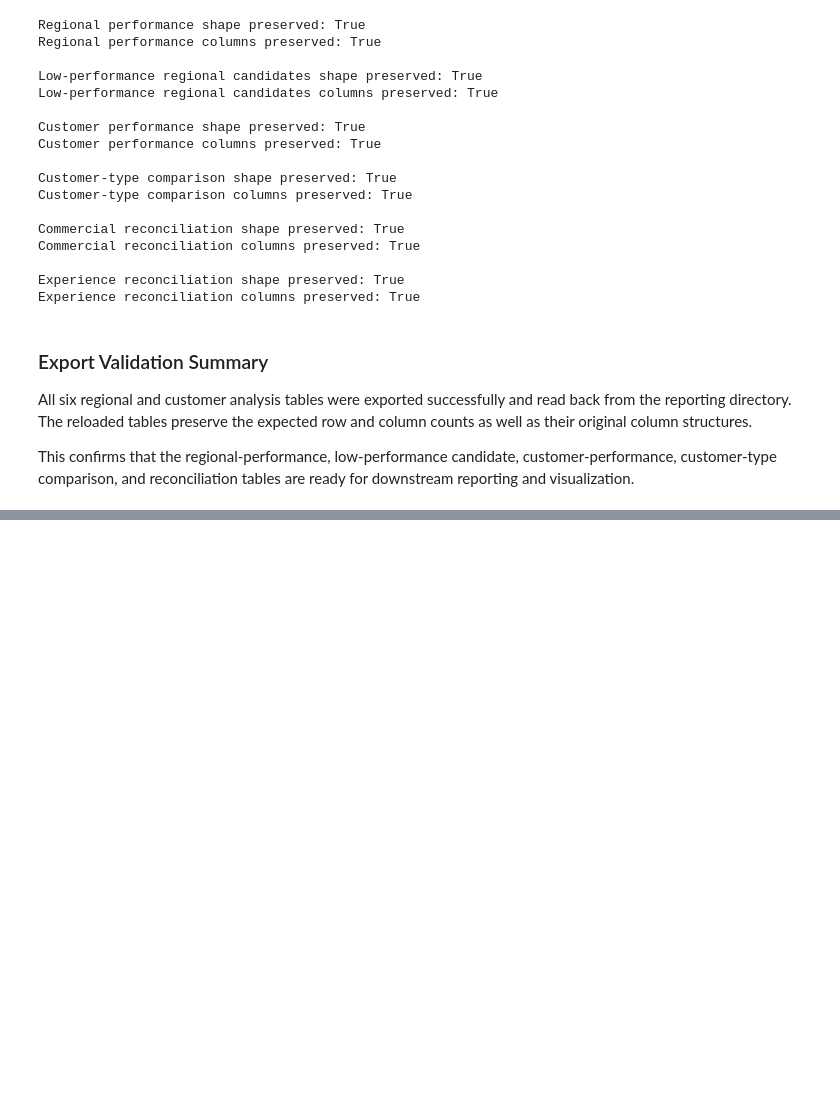
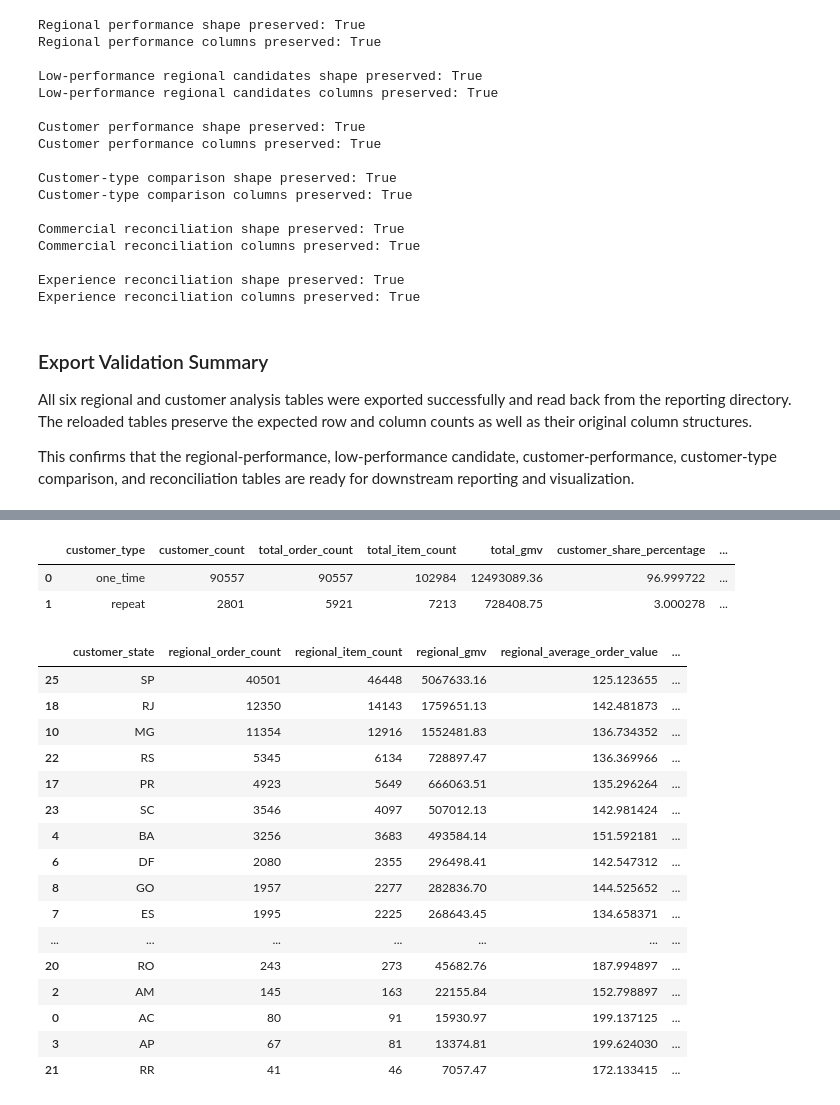
Before and after one commit to Yash1thHJ/DataAnalyst, a Jupyter notebook: notebooks/06_regional_and_customer_analysis.ipynb, the cells around one changed output, grey strips where cells are left out. Drawn from its saved outputs; the diff is of its cells as text; code cells hidden in the pictures; blank space fills up the shorter version.

Commit message:
Complete SQL regional and customer analysis with Python reconciliation

```diff
--- a/notebooks/06_regional_and_customer_analysis.ipynb
+++ b/notebooks/06_regional_and_customer_analysis.ipynb
@@ -1771,0 +1818,44 @@ This confirms that the regional-performance, low-performance candidate, customer
+# %%
+# Display customer-type counts, merchandise GMV, and percentage shares for SQL comparison.
+desired_columns_customers_type   = ['customer_type',
+                   'customer_count',
+                   'total_order_count',
+                   'total_item_count',
+                   'total_gmv',
+                   'customer_share_percentage',
+                   'order_share_percentage',
+                   'gmv_share_percentage']
+
+customer_type_comparison[desired_columns_customers_type].sort_values('customer_type')
+# %% [output]
+|  | customer_type | customer_count | total_order_count | total_item_count | total_gmv | customer_share_percentage | ... |
+| 0 | one_time | 90557 | 90557 | 102984 | 12493089.36 | 96.999722 | ... |
+| 1 | repeat | 2801 | 5921 | 7213 | 728408.75 | 3.000278 | ... |
+# %%
+# Display state-level commercial measures for SQL–Python reconciliation.
+desired_column_regional_performance = ['customer_state',
+                                       'regional_order_count',
+                                       'regional_item_count',
+                                       'regional_gmv',
+                                       'regional_average_order_value',
+                                       'regional_gmv_share_percentage']
+
+regional_performance[desired_column_regional_performance].sort_values(by=['regional_gmv','customer_state'], ascending=[False, True])
+# %% [output]
+|  | customer_state | regional_order_count | regional_item_count | regional_gmv | regional_average_order_value | ... |
+| 25 | SP | 40501 | 46448 | 5067633.16 | 125.123655 | ... |
+| 18 | RJ | 12350 | 14143 | 1759651.13 | 142.481873 | ... |
+| 10 | MG | 11354 | 12916 | 1552481.83 | 136.734352 | ... |
+| 22 | RS | 5345 | 6134 | 728897.47 | 136.369966 | ... |
+| 17 | PR | 4923 | 5649 | 666063.51 | 135.296264 | ... |
+| 23 | SC | 3546 | 4097 | 507012.13 | 142.981424 | ... |
+| 4 | BA | 3256 | 3683 | 493584.14 | 151.592181 | ... |
+| 6 | DF | 2080 | 2355 | 296498.41 | 142.547312 | ... |
+| 8 | GO | 1957 | 2277 | 282836.70 | 144.525652 | ... |
+| 7 | ES | 1995 | 2225 | 268643.45 | 134.658371 | ... |
+| ... | ... | ... | ... | ... | ... | ... |
+| 20 | RO | 243 | 273 | 45682.76 | 187.994897 | ... |
+| 2 | AM | 145 | 163 | 22155.84 | 152.798897 | ... |
+| 0 | AC | 80 | 91 | 15930.97 | 199.137125 | ... |
+| 3 | AP | 67 | 81 | 13374.81 | 199.624030 | ... |
+| 21 | RR | 41 | 46 | 7057.47 | 172.133415 | ... |
```
Also changed, not shown: parts of 7 cells of this notebook, 2 other files.
